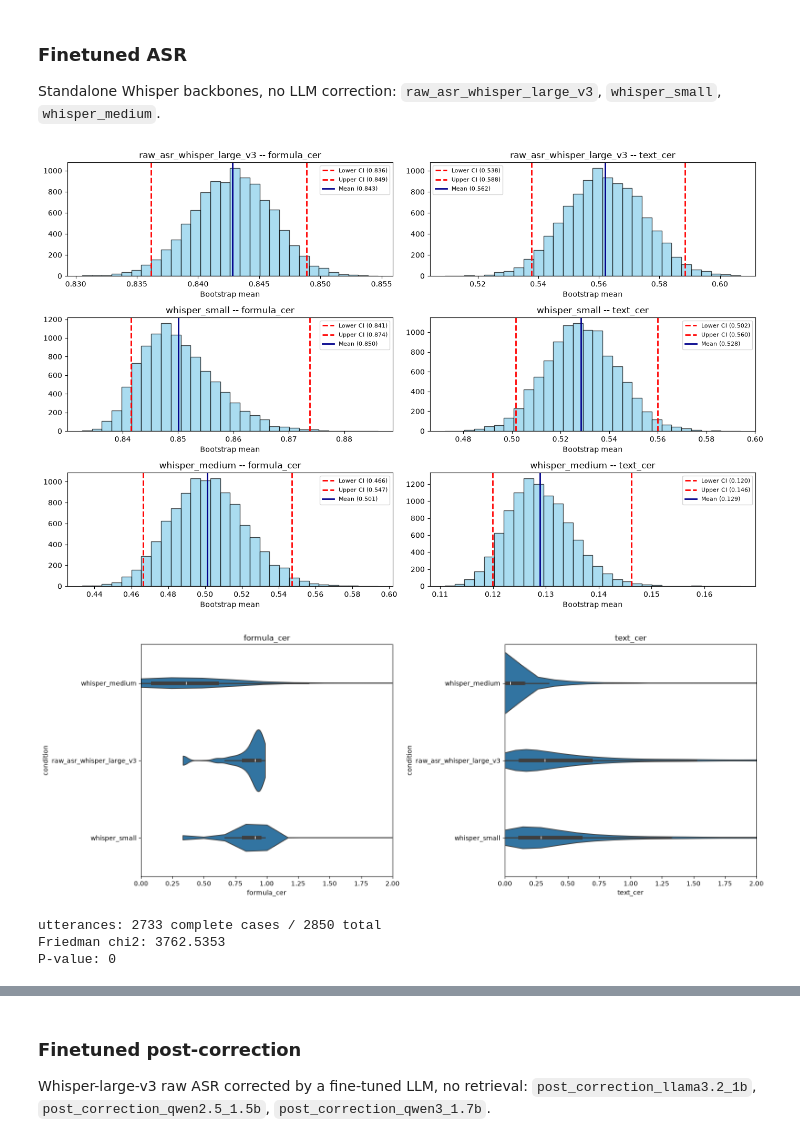
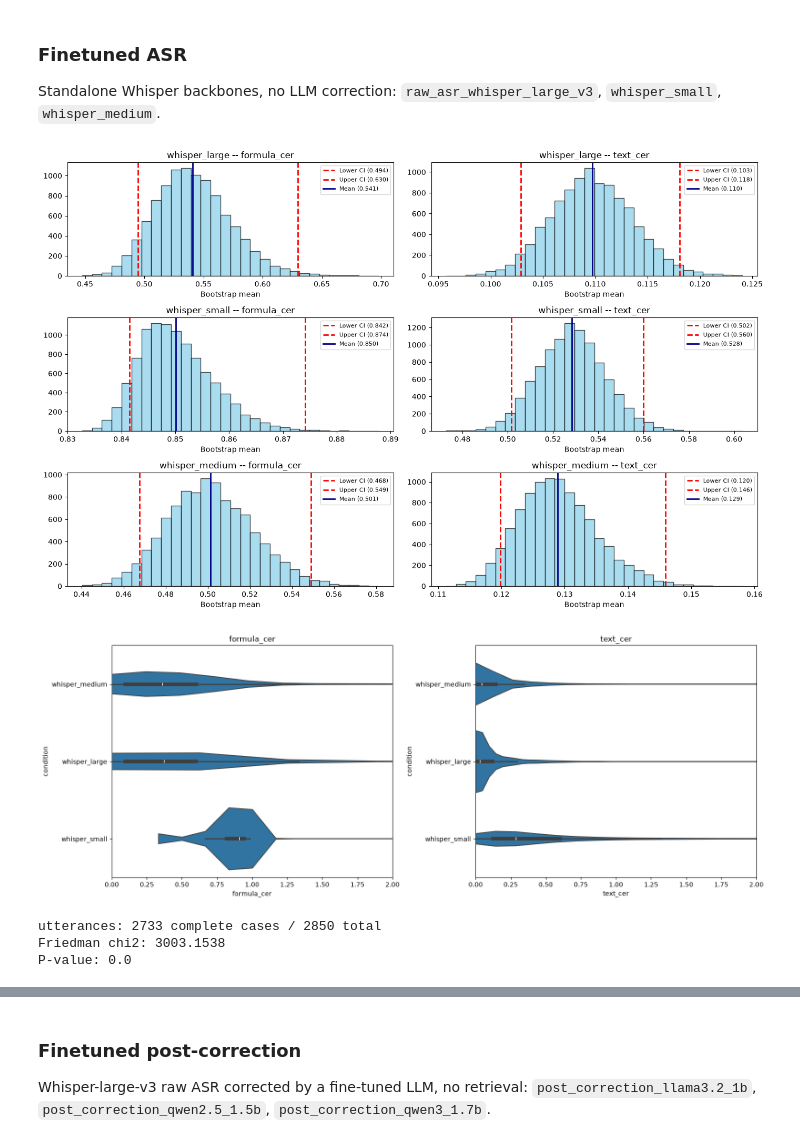
Before and after one commit to AlexPham0209/asr-thesis-project, a Jupyter notebook: notebooks/results_analysis.ipynb, the cells around one changed output, grey strips where cells are left out. Cells and saved outputs as stored; diff of their text form; code cells hidden in the pictures.

Commit message:
Added results analysis and diagrams

```diff
--- a/notebooks/results_analysis.ipynb
+++ b/notebooks/results_analysis.ipynb
@@ -199,11 +28,44 @@ Reuses `formula_text_cer` from above across every result directory in `results/`
 - `whisper_small` / `whisper_medium`: standalone Whisper runs on a *different* backbone size — useful context, but not the same base transcription the RAG/post-correction methods operate on.
 - `post_correction_*`: all three fine-tuned correction LLMs (Llama-3.2-1B-Instruct, Qwen2.5-1.5B-Instruct, Qwen3-1.7B).
 # %%
+from tqdm.auto import tqdm
+
+def formula_text_cer(prediction, reference):
+    prediction = prediction.lower()
+    reference = reference.lower()
+
+    pred_formula, _ = metrics.extract_in_context_formulas_bulk([prediction])
+    ref_formula, _ = metrics.extract_in_context_formulas_bulk([reference])
+    pred_text = metrics.extract_in_context_text_bulk([prediction])
+    ref_text = metrics.extract_in_context_text_bulk([reference])
+
+    result = {}
+
+    # "$$" is the placeholder for "no formula in this utterance"; skip the row
+    # (like compute_formulas_only's corpus-level filter) when neither side has one.
+    if pred_formula[0] == "$$" and ref_formula[0] == "$$":
+        result["formula_cer"] = float("nan")
+    else:
+        try:
+            result["formula_cer"] = metrics.cer.compute(
+                predictions=pred_formula, references=ref_formula
+            )
+        except ZeroDivisionError:
+            result["formula_cer"] = float("nan")
+
+    try:
+        result["text_cer"] = metrics.cer.compute(predictions=pred_text, references=ref_text)
+    except ZeroDivisionError:
+        result["text_cer"] = float("nan")
+
+    return result
+
+
 CONDITIONS = {
     # name -> (path relative to results_directory, column holding the hypothesis text)
-    "raw_asr_whisper_large_v3": ("multimodal_rag_no_retrieval/predictions_2026-09-25_22-40-18.jsonl", "raw_asr"),
-    "whisper_small": ("whisper/predictions_2026-09-25_22-40-49.jsonl", "prediction"),
-    "whisper_medium": ("whisper/predictions_2026-09-25_22-40-50.jsonl", "prediction"),
+    "whisper_large": ("whisper-large/predictions_2026-10-04_10-43-24.jsonl", "prediction"),
+    "whisper_small": ("whisper-small/predictions_2026-09-25_22-40-49.jsonl", "prediction"),
+    "whisper_medium": ("whisper-medium/predictions_2026-09-25_22-40-50.jsonl", "prediction"),
     "multimodal_rag": ("multimodal_rag/predictions.jsonl", "prediction"),
     "multimodal_rag_no_retrieval": ("multimodal_rag_no_retrieval/predictions_2026-09-25_22-40-18.jsonl", "prediction"),
     "multimodal_rag_whisper": ("multimodal_rag_whisper/predictions_2026-09-25_22-40-18.jsonl", "prediction"),
@@ -428,17 +286,17 @@ def plot_bootstrap_distributions_for_conditions(boot_distributions, condition_ci
 
 Standalone Whisper backbones, no LLM correction: `raw_asr_whisper_large_v3`, `whisper_small`, `whisper_medium`.
 # %%
-FINETUNED_ASR = ["raw_asr_whisper_large_v3", "whisper_small", "whisper_medium"]
+FINETUNED_ASR = ["whisper_large", "whisper_small", "whisper_medium"]
 plot_bootstrap_distributions_for_conditions(boot_distributions, condition_ci, FINETUNED_ASR)
 # %% [output]
-[figure, old version]
+[figure, new version]
 # %%
 violin_plot_for_conditions(combined_cer, FINETUNED_ASR)
 # %% [output]
-[figure, old version]
+[figure, new version]
 # %%
-finetuned_asr_wide = friedman_test_for_conditions(combined_cer, FINETUNED_ASR)
+finetuned_asr_formula = friedman_test_for_conditions(combined_cer, FINETUNED_ASR)
 # %% [output]
 utterances: 2733 complete cases / 2850 total
-Friedman chi2: 3762.5353
-P-value: 0
+Friedman chi2: 3003.1538
+P-value: 0.0
```
Also changed, not shown: parts of 38 cells of this notebook, 18 other files.
